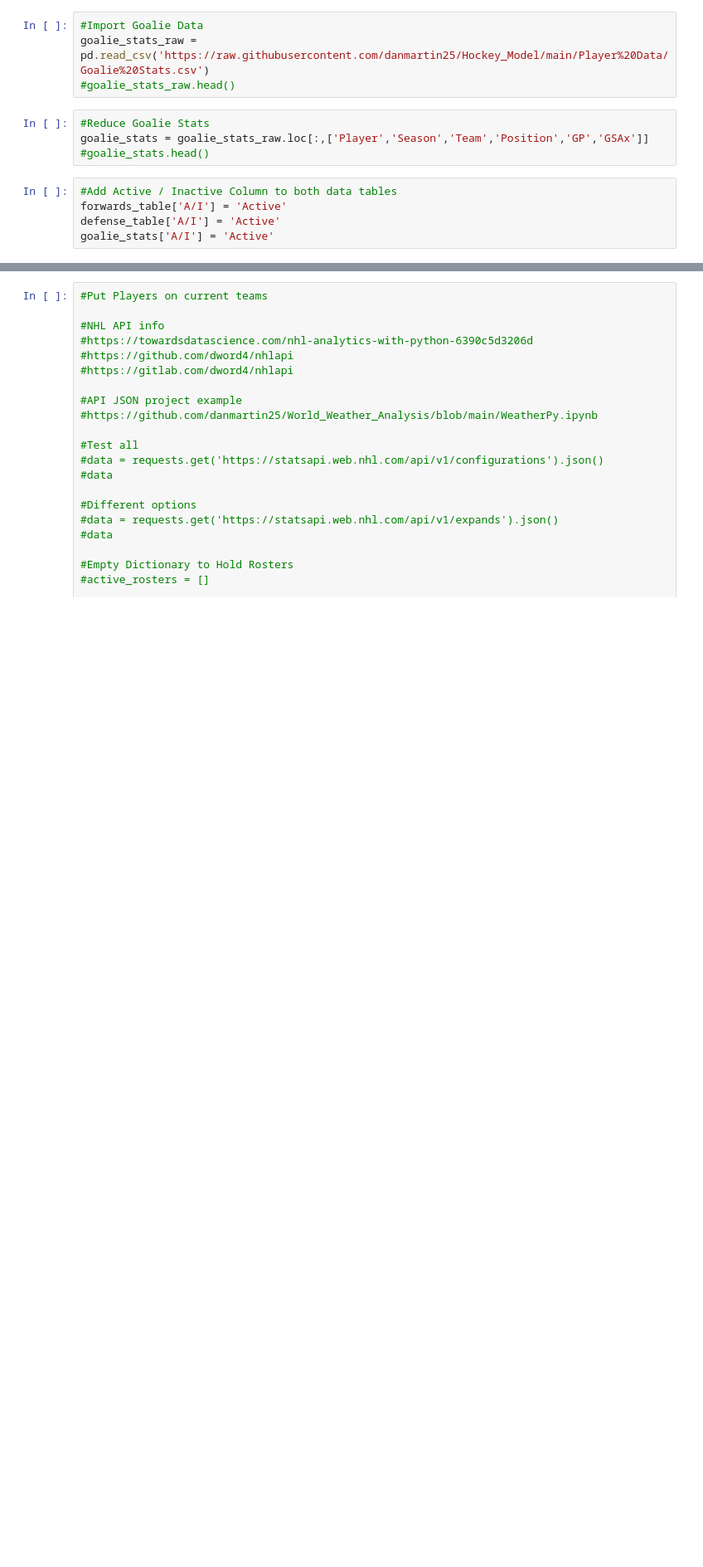
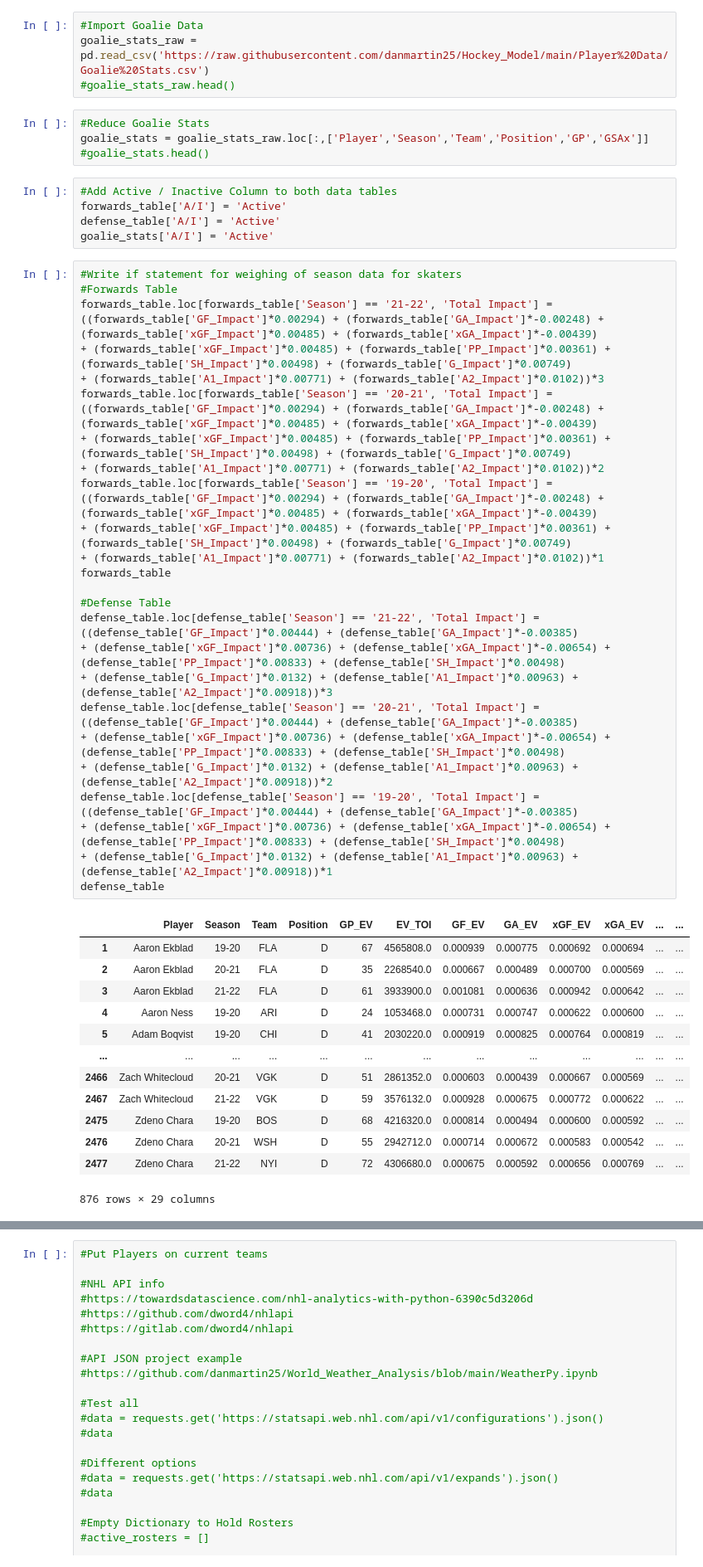
Before and after one commit to danmartin25/Hockey_Model, a Jupyter notebook: Hockey Model Mark I.ipynb, the cells around one changed output, grey strips where cells are left out. Shown at 83% size. Drawn from its saved outputs; the diff is of its cells as text; blank space fills up the shorter version.

Commit message:
Added a total impact column to the forwards, defense and goalie table.

```diff
--- a/Hockey Model Mark I.ipynb
+++ b/Hockey Model Mark I.ipynb
@@ -212,3 +212,42 @@ goalie_stats = goalie_stats_raw.loc[:,['Player','Season','Team','Position','GP',
 forwards_table['A/I'] = 'Active'
 defense_table['A/I'] = 'Active'
 goalie_stats['A/I'] = 'Active'
+# %%
+#Write if statement for weighing of season data for skaters
+#Forwards Table
+forwards_table.loc[forwards_table['Season'] == '21-22', 'Total Impact'] = ((forwards_table['GF_Impact']*0.00294) + (forwards_table['GA_Impact']*-0.00248) + (forwards_table['xGF_Impact']*0.00485) + (forwards_table['xGA_Impact']*-0.00439)
++ (forwards_table['xGF_Impact']*0.00485) + (forwards_table['PP_Impact']*0.00361) + (forwards_table['SH_Impact']*0.00498) + (forwards_table['G_Impact']*0.00749)
++ (forwards_table['A1_Impact']*0.00771) + (forwards_table['A2_Impact']*0.0102))*3
+forwards_table.loc[forwards_table['Season'] == '20-21', 'Total Impact'] = ((forwards_table['GF_Impact']*0.00294) + (forwards_table['GA_Impact']*-0.00248) + (forwards_table['xGF_Impact']*0.00485) + (forwards_table['xGA_Impact']*-0.00439)
++ (forwards_table['xGF_Impact']*0.00485) + (forwards_table['PP_Impact']*0.00361) + (forwards_table['SH_Impact']*0.00498) + (forwards_table['G_Impact']*0.00749)
++ (forwards_table['A1_Impact']*0.00771) + (forwards_table['A2_Impact']*0.0102))*2
+forwards_table.loc[forwards_table['Season'] == '19-20', 'Total Impact'] = ((forwards_table['GF_Impact']*0.00294) + (forwards_table['GA_Impact']*-0.00248) + (forwards_table['xGF_Impact']*0.00485) + (forwards_table['xGA_Impact']*-0.00439)
++ (forwards_table['xGF_Impact']*0.00485) + (forwards_table['PP_Impact']*0.00361) + (forwards_table['SH_Impact']*0.00498) + (forwards_table['G_Impact']*0.00749)
++ (forwards_table['A1_Impact']*0.00771) + (forwards_table['A2_Impact']*0.0102))*1
+forwards_table
+
+#Defense Table
+defense_table.loc[defense_table['Season'] == '21-22', 'Total Impact'] = ((defense_table['GF_Impact']*0.00444) + (defense_table['GA_Impact']*-0.00385)
++ (defense_table['xGF_Impact']*0.00736) + (defense_table['xGA_Impact']*-0.00654) + (defense_table['PP_Impact']*0.00833) + (defense_table['SH_Impact']*0.00498)
++ (defense_table['G_Impact']*0.0132) + (defense_table['A1_Impact']*0.00963) + (defense_table['A2_Impact']*0.00918))*3
+defense_table.loc[defense_table['Season'] == '20-21', 'Total Impact'] = ((defense_table['GF_Impact']*0.00444) + (defense_table['GA_Impact']*-0.00385)
++ (defense_table['xGF_Impact']*0.00736) + (defense_table['xGA_Impact']*-0.00654) + (defense_table['PP_Impact']*0.00833) + (defense_table['SH_Impact']*0.00498)
++ (defense_table['G_Impact']*0.0132) + (defense_table['A1_Impact']*0.00963) + (defense_table['A2_Impact']*0.00918))*2
+defense_table.loc[defense_table['Season'] == '19-20', 'Total Impact'] = ((defense_table['GF_Impact']*0.00444) + (defense_table['GA_Impact']*-0.00385)
++ (defense_table['xGF_Impact']*0.00736) + (defense_table['xGA_Impact']*-0.00654) + (defense_table['PP_Impact']*0.00833) + (defense_table['SH_Impact']*0.00498)
++ (defense_table['G_Impact']*0.0132) + (defense_table['A1_Impact']*0.00963) + (defense_table['A2_Impact']*0.00918))*1
+defense_table
+# %% [output]
+|  | Player | Season | Team | Position | GP_EV | EV_TOI | GF_EV | GA_EV | xGF_EV | xGA_EV | ... | ... |
+| 1 | Aaron Ekblad | 19-20 | FLA | D | 67 | 4565808.0 | 0.000939 | 0.000775 | 0.000692 | 0.000694 | ... | ... |
+| 2 | Aaron Ekblad | 20-21 | FLA | D | 35 | 2268540.0 | 0.000667 | 0.000489 | 0.000700 | 0.000569 | ... | ... |
+| 3 | Aaron Ekblad | 21-22 | FLA | D | 61 | 3933900.0 | 0.001081 | 0.000636 | 0.000942 | 0.000642 | ... | ... |
+| 4 | Aaron Ness | 19-20 | ARI | D | 24 | 1053468.0 | 0.000731 | 0.000747 | 0.000622 | 0.000600 | ... | ... |
+| 5 | Adam Boqvist | 19-20 | CHI | D | 41 | 2030220.0 | 0.000919 | 0.000825 | 0.000764 | 0.000819 | ... | ... |
+| ... | ... | ... | ... | ... | ... | ... | ... | ... | ... | ... | ... | ... |
+| 2466 | Zach Whitecloud | 20-21 | VGK | D | 51 | 2861352.0 | 0.000603 | 0.000439 | 0.000667 | 0.000569 | ... | ... |
+| 2467 | Zach Whitecloud | 21-22 | VGK | D | 59 | 3576132.0 | 0.000928 | 0.000675 | 0.000772 | 0.000622 | ... | ... |
+| 2475 | Zdeno Chara | 19-20 | BOS | D | 68 | 4216320.0 | 0.000814 | 0.000494 | 0.000600 | 0.000592 | ... | ... |
+| 2476 | Zdeno Chara | 20-21 | WSH | D | 55 | 2942712.0 | 0.000714 | 0.000672 | 0.000583 | 0.000542 | ... | ... |
+| 2477 | Zdeno Chara | 21-22 | NYI | D | 72 | 4306680.0 | 0.000675 | 0.000592 | 0.000656 | 0.000769 | ... | ... |
+876 rows × 29 columns
```
Also changed, not shown: parts of 8 cells of this notebook.
